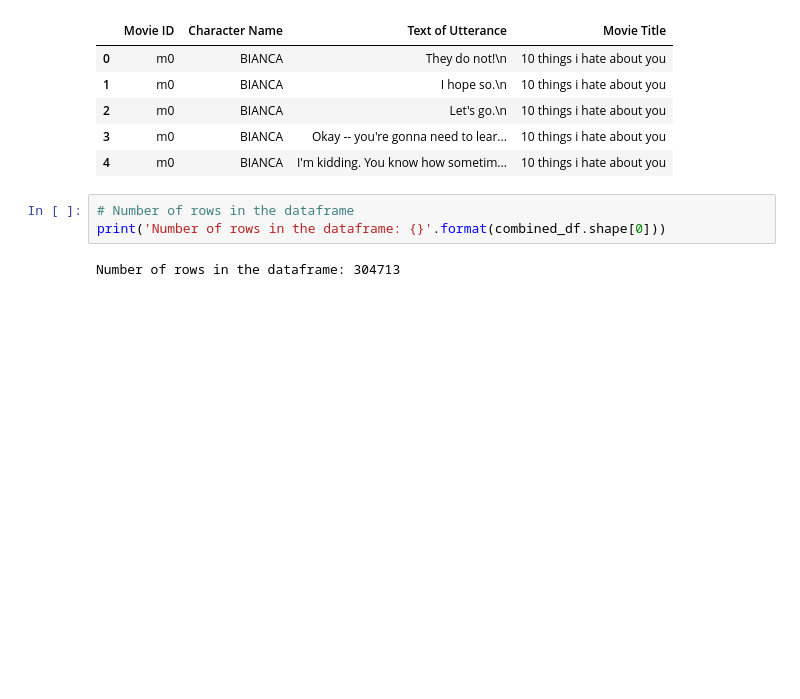
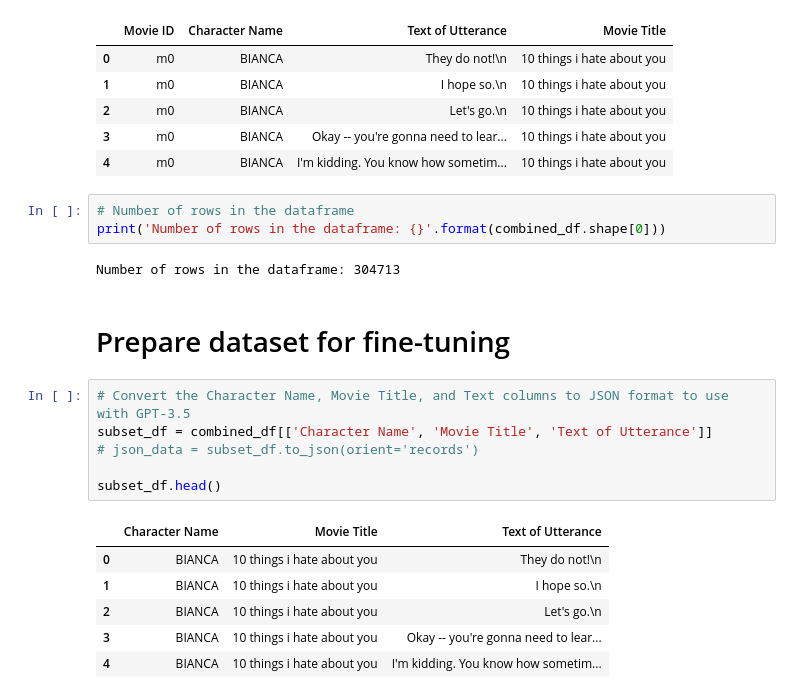
Before and after one commit to JeremyKrick/MovieBot, a Jupyter notebook: preprocessing.ipynb, the cells around one changed output. Saved outputs shown, nothing was run; the diff lists cells and outputs as text; blank space fills up the shorter version.

```diff
--- a/preprocessing.ipynb
+++ b/preprocessing.ipynb
@@ -108,3 +108,18 @@ combined_df.head()
 print('Number of rows in the dataframe: {}'.format(combined_df.shape[0]))
 # %% [output]
 Number of rows in the dataframe: 304713
+# %% [markdown]
+# Prepare dataset for fine-tuning
+# %%
+# Convert the Character Name, Movie Title, and Text columns to JSON format to use with GPT-3.5
+subset_df = combined_df[['Character Name', 'Movie Title', 'Text of Utterance']]
+# json_data = subset_df.to_json(orient='records')
+
+subset_df.head()
+# %% [output]
+|  | Character Name | Movie Title | Text of Utterance |
+| 0 | BIANCA | 10 things i hate about you | They do not!\n |
+| 1 | BIANCA | 10 things i hate about you | I hope so.\n |
+| 2 | BIANCA | 10 things i hate about you | Let's go.\n |
+| 3 | BIANCA | 10 things i hate about you | Okay -- you're gonna need to lear... |
+| 4 | BIANCA | 10 things i hate about you | I'm kidding. You know how sometim... |
```
Also changed, not shown: parts of 5 cells of this notebook, 1 other file.
